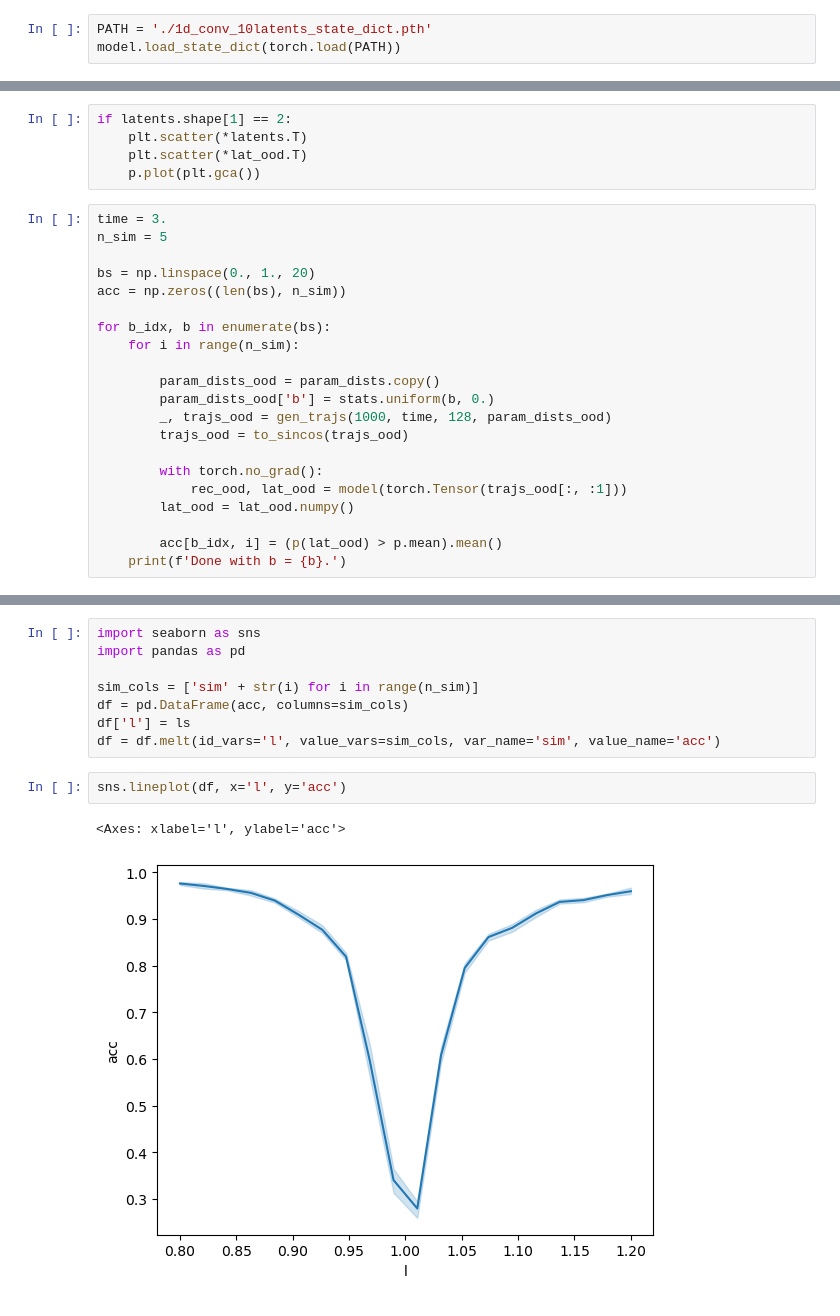
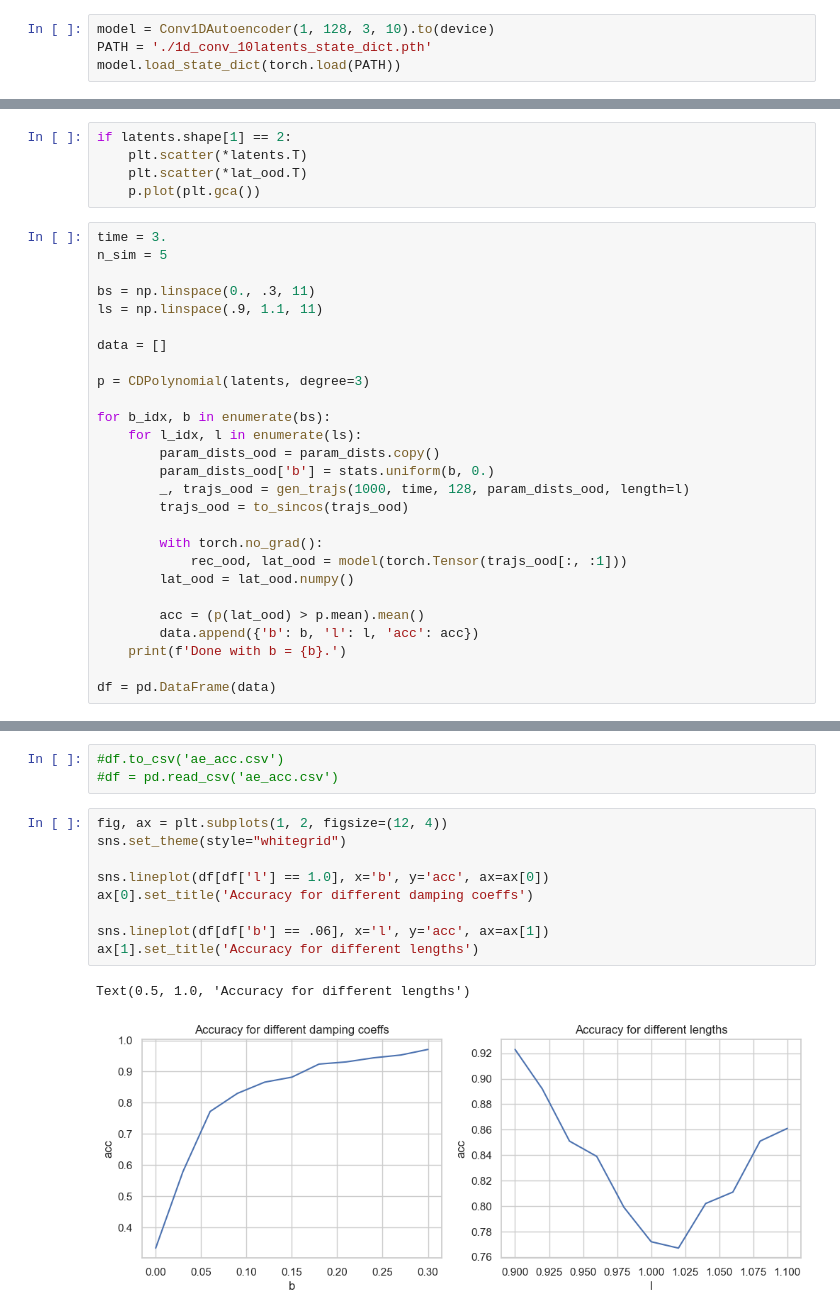
Before and after one commit to ljnel/cd_project, a Jupyter notebook: encoders/1d_conv.ipynb, the cells around one changed output, grey strips where cells are left out. Cells and saved outputs as stored; diff of their text form.

```diff
--- a/encoders/1d_conv.ipynb
+++ b/encoders/1d_conv.ipynb
@@ -190,4 +206,5 @@ torch.save(model.state_dict(), PATH)
 # %%
+model = Conv1DAutoencoder(1, 128, 3, 10).to(device)
 PATH = './1d_conv_10latents_state_dict.pth'
 model.load_state_dict(torch.load(PATH))
 # %% [output]
@@ -329,22 +342,28 @@ if latents.shape[1] == 2:
 time = 3.
 n_sim = 5
 
-bs = np.linspace(0., 1., 20)
-acc = np.zeros((len(bs), n_sim))
+bs = np.linspace(0., .3, 11)
+ls = np.linspace(.9, 1.1, 11)
+
+data = []
+
+p = CDPolynomial(latents, degree=3)
 
 for b_idx, b in enumerate(bs):
-    for i in range(n_sim):
-
+    for l_idx, l in enumerate(ls):
         param_dists_ood = param_dists.copy()
         param_dists_ood['b'] = stats.uniform(b, 0.)
-        _, trajs_ood = gen_trajs(1000, time, 128, param_dists_ood)
+        _, trajs_ood = gen_trajs(1000, time, 128, param_dists_ood, length=l)
         trajs_ood = to_sincos(trajs_ood)
 
         with torch.no_grad():
             rec_ood, lat_ood = model(torch.Tensor(trajs_ood[:, :1]))
         lat_ood = lat_ood.numpy()
 
-        acc[b_idx, i] = (p(lat_ood) > p.mean).mean()
+        acc = (p(lat_ood) > p.mean).mean()
+        data.append({'b': b, 'l': l, 'acc': acc})
     print(f'Done with b = {b}.')
+
+df = pd.DataFrame(data)
 # %% [output]
 Done with b = 0.0.
@@ -393,13 +380,15 @@ array([[0.311, 0.298, 0.305, 0.302, 0.295],
-# %%
-import seaborn as sns
-import pandas as pd
-
-sim_cols = ['sim' + str(i) for i in range(n_sim)]
-df = pd.DataFrame(acc, columns=sim_cols)
-df['l'] = ls
-df = df.melt(id_vars='l', value_vars=sim_cols, var_name='sim', value_name='acc')
+# %%
+#df.to_csv('ae_acc.csv')
+#df = pd.read_csv('ae_acc.csv')
 # %%
-sns.lineplot(df, x='l', y='acc')
+fig, ax = plt.subplots(1, 2, figsize=(12, 4))
+sns.set_theme(style="whitegrid")
+
+sns.lineplot(df[df['l'] == 1.0], x='b', y='acc', ax=ax[0])
+ax[0].set_title('Accuracy for different damping coeffs')
+
+sns.lineplot(df[df['b'] == .06], x='l', y='acc', ax=ax[1])
+ax[1].set_title('Accuracy for different lengths')
 # %% [output]
-<Axes: xlabel='l', ylabel='acc'>
+Text(0.5, 1.0, 'Accuracy for different lengths')
-[figure, old version]
+[figure, new version]
```
Also changed, not shown: parts of 18 cells of this notebook, 28 other files.
